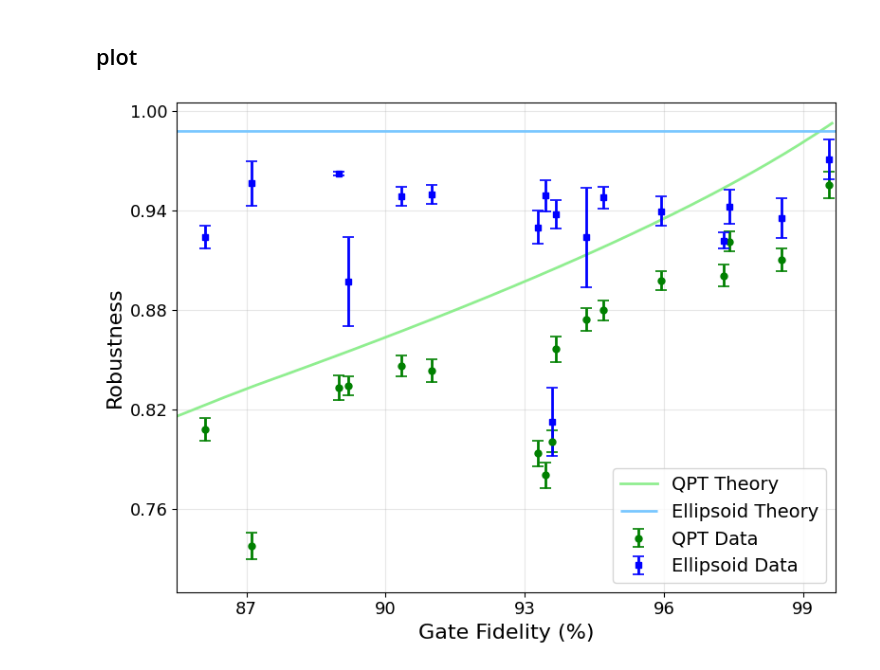
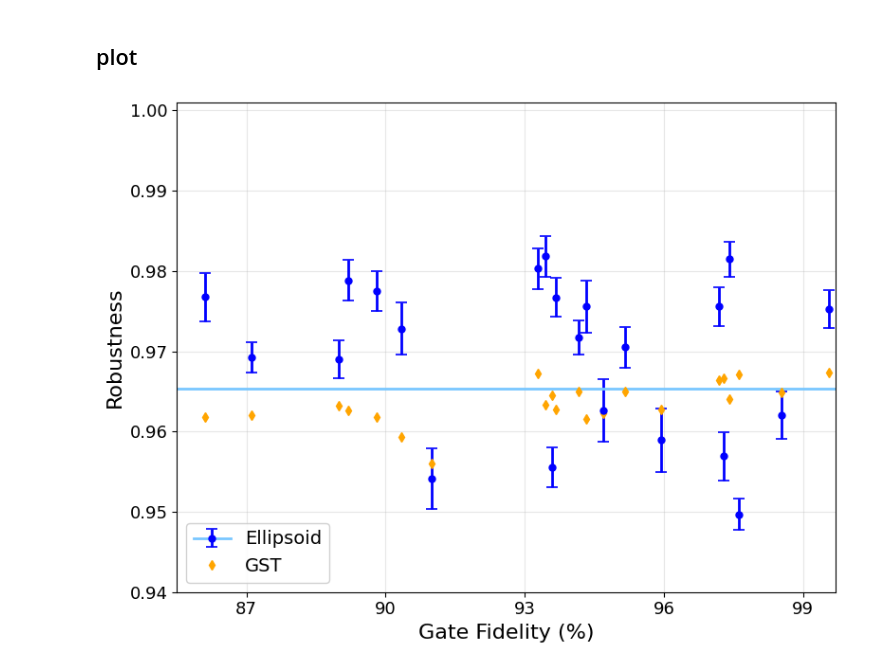
Before and after one commit to 44hsiang/quantum_memory_data, a Jupyter notebook: QPT_gate_error_vs_fidelity.ipynb, the cells around one changed output. Drawn from its saved outputs; the diff is of its cells as text; code cells hidden in the pictures.

```diff
--- a/QPT_gate_error_vs_fidelity.ipynb
+++ b/QPT_gate_error_vs_fidelity.ipynb
@@ -77,12 +83,12 @@ df = pd.read_csv(csv_path)
 # %%
-filter_std_parameter = 0.3
+filter_std_parameter = 5
 # Extract columns from dataframe
-x_data_all = df['gate_fidelity'].values
-ellipsoid_y_all = df['ellipsoid_robustness'].values
-ellipsoid_err_all = df['ellipsoid_robustness_std'].values
-QPT_y_all = df['QPT_robustness'].values
-QPT_err_all = df['QPT_robustness_std'].values
-
+x_data_all = df_QPT['gate_fidelity'].values
+ellipsoid_y_all = df_ellipsoid['ellipsoid robustness'].values
+ellipsoid_err_all = df_ellipsoid['ellipsoid error bar'].values
+QPT_y_all = df_QPT['QPT_robustness'].values
+QPT_err_all = df_QPT['QPT_robustness_std'].values
+gst_y_all = df_gst['gst robustness'].values
 # Filter by ellipsoid std: keep points with std below median + filter_std_parameter*std
 # AND filter by gate fidelity: keep points with gate fidelity >= 0.84
 # AND filter by robustness: keep points with robustness >= 0.73
@@ -94,6 +100,7 @@ ellipsoid_y = ellipsoid_y_all[filter_mask]
 ellipsoid_err = ellipsoid_err_all[filter_mask]
 QPT_y = QPT_y_all[filter_mask]
 QPT_err = QPT_err_all[filter_mask]
+gst_y_all = gst_y_all[filter_mask]
 # %%
 # Fit linear regression for both datasets
 p_QPT = Polynomial.fit(x_data, QPT_y, 1)
@@ -129,8 +156,8 @@ from quam_libs.ellipsoid_theory import simulate_markovian_robustness
 ellipsoid_theortic_value = simulate_markovian_robustness(
         t1=16e-6,
         t2=10e-6,
-        t_delay=16e-9,
-        error=0.005,
+        t_delay=1e-9,
+        error=0.023,
         n_points=200,
         return_details=False,
     )
@@ -142,58 +169,83 @@ theory robustness = 0.988106
 # %%
 # Convert to percentage scale for plotting (multiply by 100)
 x_plot = x_data * 100
-x_fit_plot = x_fit * 100
+# x_fit_plot = x_fit * 100
 
 fig, ax = plt.subplots(1, 1, figsize=(8, 6))
 
-# Plot QPT data
-ax.errorbar(x_plot, QPT_y, yerr=QPT_err,
-                    linestyle='none', fmt='o', markersize=5, markerfacecolor='green',
-                    markeredgecolor='green', ecolor='green', elinewidth=2, capsize=4, capthick=1.2,
-                    label='QPT Data')
-ax.plot(np.array(qpt_theory_fidelities_list)*100,qpt_theory_robustness_list, color='#90EE90', linewidth=2, label='QPT Theory') #  is for better visual alignment with experimental data
+# 1. Plot QPT data (儲存變數，移除 label)
+# err_qpt = ax.errorbar(x_plot, QPT_y, yerr=QPT_err,
+#                       linestyle='none', fmt='o', markersize=5, markerfacecolor='green',
+#                       markeredgecolor='green', ecolor='green', elinewidth=2, capsize=4, capthick=1.2)
+# line_qpt = ax.plot(np.array(qpt_theory_fidelities_list)*100, qpt_theory_robustness_list,
+#                    color='#90EE90', linewidth=2)
 
-# Plot Ellipsoid data
-ax.errorbar(x_plot, ellipsoid_y, yerr=ellipsoid_err,
-                    linestyle='none', fmt='s', markersize=5, markerfacecolor='blue',
-                    markeredgecolor='blue', ecolor='blue', elinewidth=2, capsize=4, capthick=1.2,
-                    label='Ellipsoid Data')
-ax.hlines(ellipsoid_theortic_value, xmin=85, xmax=100, colors="#79c7ffff", linewidth=2, label='Ellipsoid Theory') # Horizontal line for ellipsoid theory
+# 2. Plot Ellipsoid data (儲存變數，移除 label)
+err_ell = ax.errorbar(x_plot, ellipsoid_y, yerr=ellipsoid_err,
+                      linestyle='none', fmt='o', markersize=5, markerfacecolor='blue',
+                      markeredgecolor='blue', ecolor='blue', elinewidth=2, capsize=4, capthick=1.2)
+# 將 hlines 改為 plot 畫水平線，以確保圖例合併功能正常運作
+line_ell = ax.plot([85, 100], [ellipsoid_theortic_value, ellipsoid_theortic_value],
+                   color="#79c7ffff", linewidth=2)
+
+# 3. Plot GST data (儲存變數，移除 label)
+line_gst = ax.plot(x_plot, gst_y_all, 'd', markersize=5, markerfacecolor='orange',
+                   markeredgecolor='orange')
 
 # Customize plot
 ax.set_xlim(85.5, 99.7)
-ax.set_ylim(0.71, 1.005)
+ax.set_ylim(0.94, 1.001)
 ax.set_xlabel('Gate Fidelity (%)', fontsize=16)
 ax.set_ylabel('Robustness', fontsize=16)
 ax.tick_params(axis='x', labelsize=13)
 ax.tick_params(axis='y', labelsize=13)
 ax.set_xticks([87, 90 ,93 ,96, 99])
-ax.set_yticks([0.76,0.82, 0.88, 0.94, 1])
+# ax.set_yticks([0.76, 0.82, 0.88, 0.94, 1])
 ax.grid(True, alpha=0.3)
-ax.legend(fontsize=14)
+
+# 4. 自訂合併圖例
+# 利用 Tuple (線, 點) 將理論線與實驗數據綁定在同一個 Legend 標籤中
+# ax.legend(
+#     [(line_ell[0], err_ell), line_gst[0],(line_qpt[0], err_qpt)],
+#     ['Ellipsoid', 'GST','QPT'],
+#     fontsize=14,
+#     loc='lower right',
+#     framealpha=0.9 # 讓圖例背景微透明，不完全遮擋格線
+# )
+
+ax.legend(
+    [(line_ell[0], err_ell), line_gst[0]],
+    ['Ellipsoid', 'GST'],
+    fontsize=14,
+    loc='lower left',
+    framealpha=0.9 # 讓圖例背景微透明，不完全遮擋格線
+)
+
 
 plt.tight_layout()
-# plt.savefig('paper_figure/FIg2.pdf',dpi=600,bbox_inches='tight')
+# plt.savefig('paper_figure/FIg2_qpt_ellipsoid_gst.pdf', dpi=600, bbox_inches='tight')
+plt.savefig('paper_figure/Appendix_B.pdf', dpi=600, bbox_inches='tight')
+
 plt.show()
 
 # Print fit results
 print(f"\n{'='*60}")
 print(f"Fitted Results (x in percentage scale [85, 100])")
 print(f"{'='*60}")
 a_QPT = p_QPT.coef[1] / 100
 b_QPT = p_QPT.coef[0]
 print(f"\nQPT:")
 print(f"  y = {a_QPT:.6f} * x + {b_QPT:.6f}")
 print(f"  OR: y = {p_QPT.coef[1]:.6f} * x + {b_QPT:.6f}  (x in [0, 1])")
 
 a_ellipsoid = p_ellipsoid.coef[1] / 100
 b_ellipsoid = p_ellipsoid.coef[0]
 print(f"\nEllipsoid:")
 print(f"  y = {a_ellipsoid:.6f} * x + {b_ellipsoid:.6f}")
 print(f"  OR: y = {p_ellipsoid.coef[1]:.6f} * x + {b_ellipsoid:.6f}  (x in [0, 1])")
 print(f"{'='*60}")
 # %% [output]
-[figure, old version]
+[figure, new version]
 ============================================================
 Fitted Results (x in percentage scale [85, 100])
 ============================================================
```
Also changed, not shown: parts of 9 cells of this notebook.
